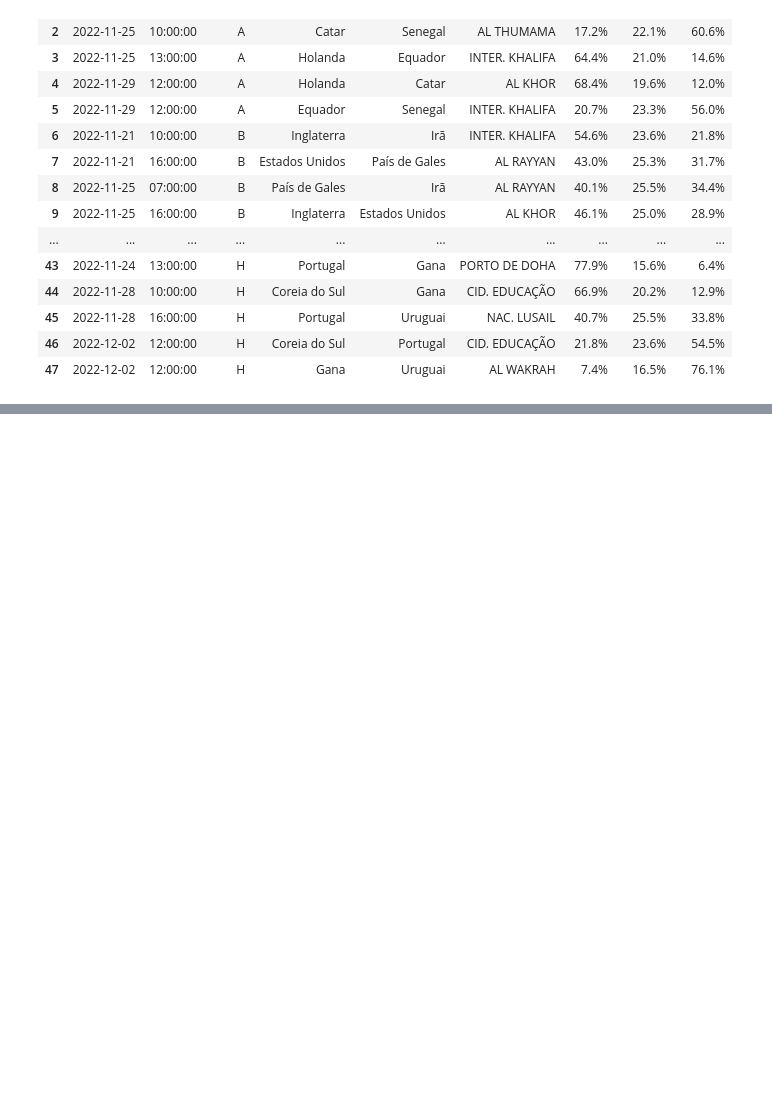
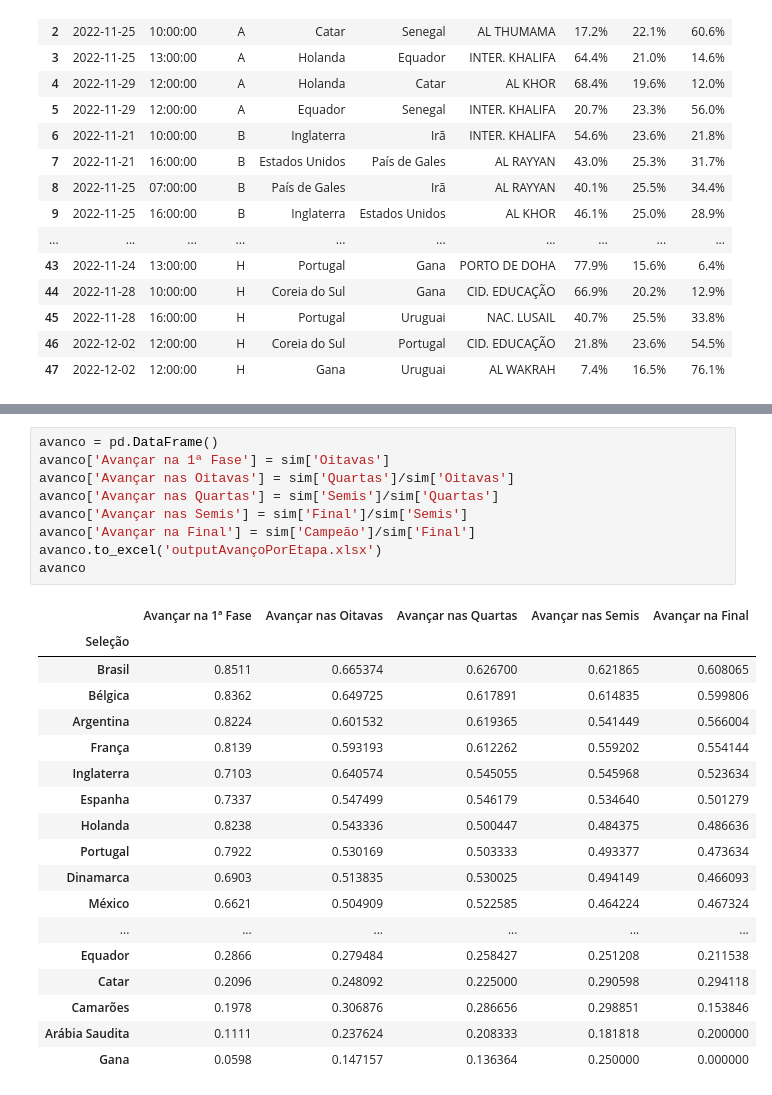
Before and after one commit to hmdjustina/Previsao-Jogos-da-Copa-2022, a Jupyter notebook: Previsão_Jogos_da_Copa.ipynb, the cells around one changed output, grey strips where cells are left out. Drawn from its saved outputs; the diff is of its cells as text; blank space fills up the shorter version.

```diff
--- a/Previsão_Jogos_da_Copa.ipynb
+++ b/Previsão_Jogos_da_Copa.ipynb
@@ -204,0 +460,28 @@ jogos
+# %%
+avanco = pd.DataFrame()
+avanco['Avançar na 1ª Fase'] = sim['Oitavas']
+avanco['Avançar nas Oitavas'] = sim['Quartas']/sim['Oitavas']
+avanco['Avançar nas Quartas'] = sim['Semis']/sim['Quartas']
+avanco['Avançar nas Semis'] = sim['Final']/sim['Semis']
+avanco['Avançar na Final'] = sim['Campeão']/sim['Final']
+avanco.to_excel('outputAvançoPorEtapa.xlsx')
+avanco
+# %% [output]
+|  | Avançar na 1ª Fase | Avançar nas Oitavas | Avançar nas Quartas | Avançar nas Semis | Avançar na Final |
+| Seleção |  |  |  |  |  |
+| Brasil | 0.8511 | 0.665374 | 0.626700 | 0.621865 | 0.608065 |
+| Bélgica | 0.8362 | 0.649725 | 0.617891 | 0.614835 | 0.599806 |
+| Argentina | 0.8224 | 0.601532 | 0.619365 | 0.541449 | 0.566004 |
+| França | 0.8139 | 0.593193 | 0.612262 | 0.559202 | 0.554144 |
+| Inglaterra | 0.7103 | 0.640574 | 0.545055 | 0.545968 | 0.523634 |
+| Espanha | 0.7337 | 0.547499 | 0.546179 | 0.534640 | 0.501279 |
+| Holanda | 0.8238 | 0.543336 | 0.500447 | 0.484375 | 0.486636 |
+| Portugal | 0.7922 | 0.530169 | 0.503333 | 0.493377 | 0.473634 |
+| Dinamarca | 0.6903 | 0.513835 | 0.530025 | 0.494149 | 0.466093 |
+| México | 0.6621 | 0.504909 | 0.522585 | 0.464224 | 0.467324 |
+| ... | ... | ... | ... | ... | ... |
+| Equador | 0.2866 | 0.279484 | 0.258427 | 0.251208 | 0.211538 |
+| Catar | 0.2096 | 0.248092 | 0.225000 | 0.290598 | 0.294118 |
+| Camarões | 0.1978 | 0.306876 | 0.286656 | 0.298851 | 0.153846 |
+| Arábia Saudita | 0.1111 | 0.237624 | 0.208333 | 0.181818 | 0.200000 |
+| Gana | 0.0598 | 0.147157 | 0.136364 | 0.250000 | 0.000000 |
```
Also changed, not shown: parts of 16 cells of this notebook.
